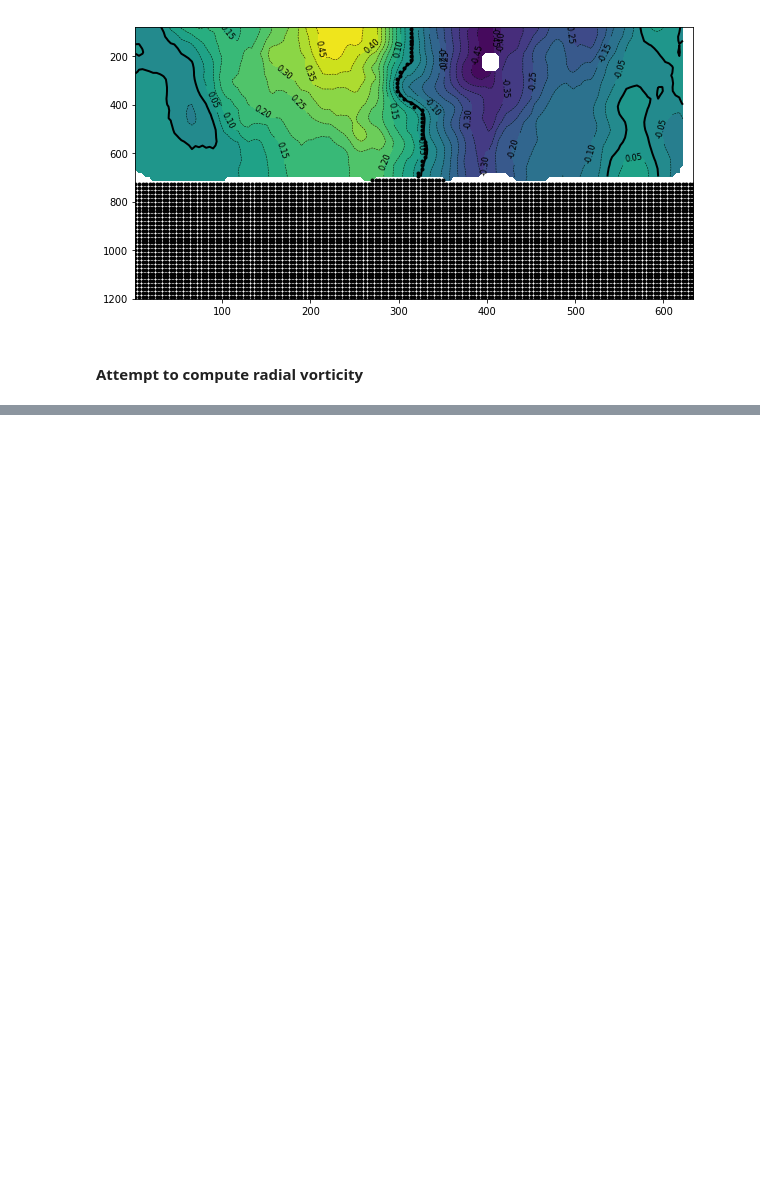
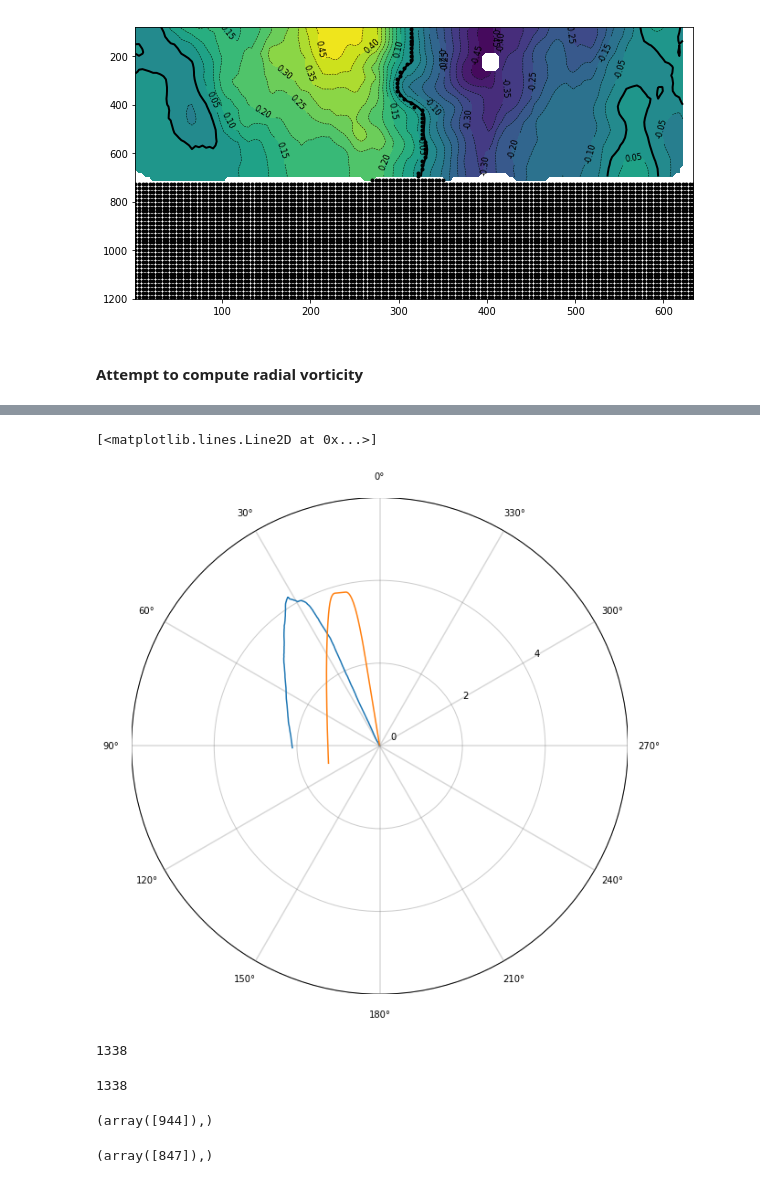
Before and after one commit to TheBobby/ADCP, a Jupyter notebook: Example.ipynb, the cells around one changed output, grey strips where cells are left out. Cells and saved outputs as stored; diff of their text form; code cells hidden in the pictures; blank space fills up the shorter version.

```diff
--- a/Example.ipynb
+++ b/Example.ipynb
@@ -387,0 +482,3 @@ plt.gca().invert_yaxis()
+# %%
+xc = X_box[np.where(matrix == np.nanmin(matrix))][0]
+yc = Y_box[np.where(matrix == np.nanmin(matrix))][0]
@@ -387,0 +489,28 @@ plt.gca().invert_yaxis()
+# %%
+u,v = inversions.Simulate(xc,yc,x,y,omega=5e-06)
+Usint = np.nancumsum(u*deltat/1000)
+Vsint = np.nancumsum(v*deltat/1000)
+fig = plt.figure(figsize=(10,10))
+ax = fig.add_subplot(1,1,1)
+plottools.Hodograph(ax,6,xtext=False,ytext=False)
+ax.plot(Umint,Vmint)
+ax.plot(Usint,Vsint)
+# %% [output]
+[<matplotlib.lines.Line2D at 0x...>]
+[figure, added]
+# %%
+len(Umint)
+# %% [output]
+1338
+# %%
+len(Usint)
+# %% [output]
+1338
+# %%
+plt.plot(V)
+# %% [output]
+(array([944]),)
+# %%
+np.where(Vsint == np.nanmax(Vsint))
+# %% [output]
+(array([847]),)
```
Also changed, not shown: parts of 31 cells of this notebook, 2 other files.
